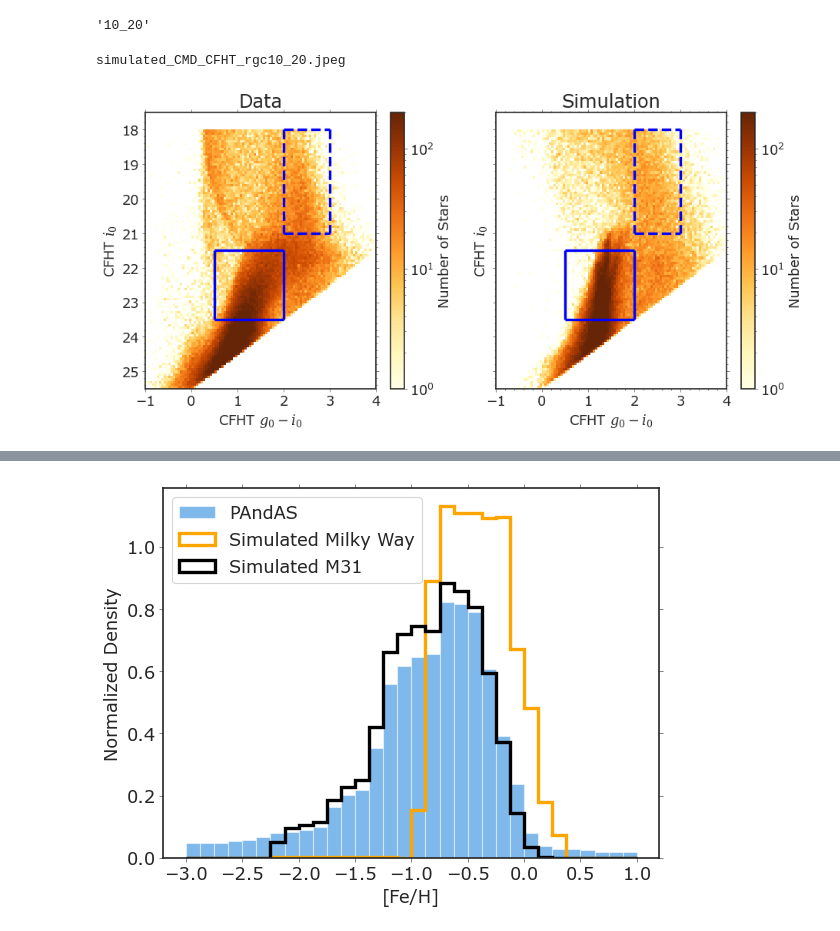
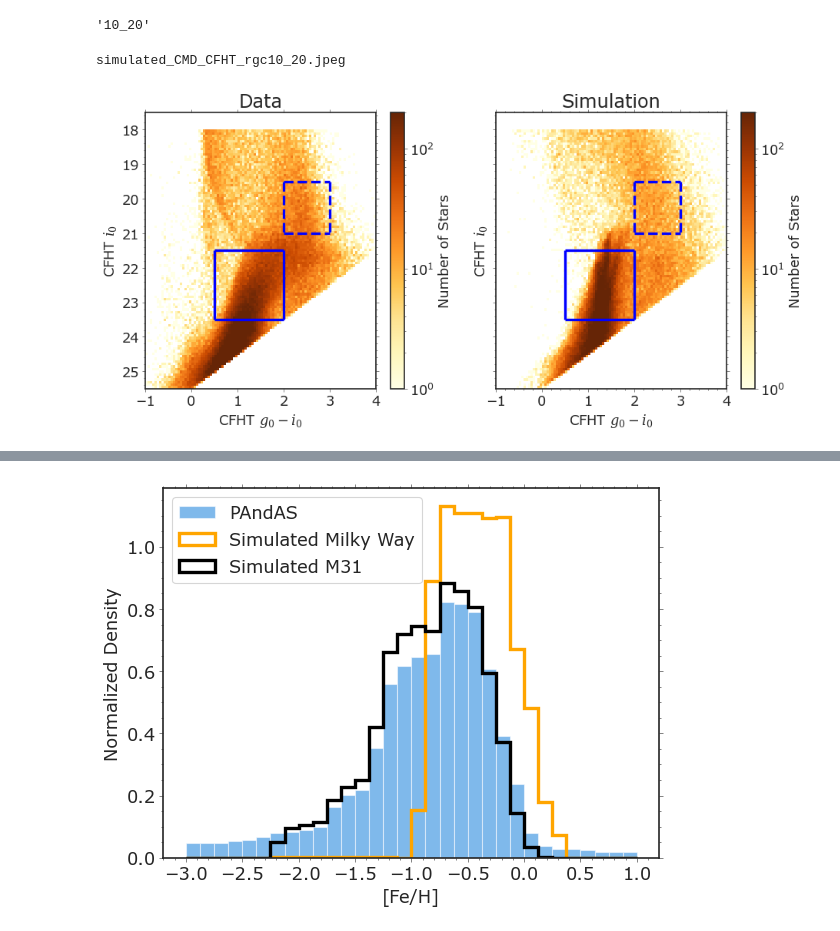
Before and after one commit to caganze/stellarstreams, a Jupyter notebook: notebooks/Visualize MW and M31 Stars.ipynb, the cells around one changed output, grey strips where cells are left out. Cells and saved outputs as stored; diff of their text form; code cells hidden in the pictures.

```diff
--- a/notebooks/Visualize MW and M31 Stars.ipynb
+++ b/notebooks/Visualize MW and M31 Stars.ipynb
@@ -173,34 +173,34 @@ for a in ax:
     a.hlines(21.5, xmin=0.5, xmax=2., color='b', linewidth=3)
     a.vlines(0.5, ymin=21.5, ymax=23.5, color='b',linewidth=3)
     a.vlines(2, ymin=21.5, ymax=23.5, color='b', linewidth=3)
     a.hlines(23.5, xmin=0.5, xmax=2., color='b', linewidth=3)
 
-    a.hlines(18, xmin=2, xmax=3., color='b', linestyle='--', linewidth=3)
-    a.vlines(2, ymin=18, ymax=21, color='b',linestyle='--', linewidth=3)
-    a.vlines(3, ymin=18, ymax=21, color='b', linestyle='--', linewidth=3)
+    a.hlines(19.5, xmin=2, xmax=3., color='b', linestyle='--', linewidth=3)
+    a.vlines(2, ymin=19.5, ymax=21, color='b',linestyle='--', linewidth=3)
+    a.vlines(3, ymin=19.5, ymax=21, color='b', linestyle='--', linewidth=3)
     a.hlines(21, xmin=2, xmax=3, color='b', linestyle='--', linewidth=3)
 
     a.set(ylim=[25.5, 17.5], xlim=[-1, 4], xlabel=r'CFHT $g_0-i_0$', ylabel=r'CFHT $i_0$')
 
     #rect = patches.Rectangle( (2,20), \
     #                           1.2, 0.5, linewidth=1, edgecolor='#FFFFFF', facecolor='#FFFFFF')
    # a.add_patch(rect)
 
     #rect = patches.Rectangle( (0.2,24), \
     #                           1.2, 0.5, linewidth=1, edgecolor='#FFFFFF', facecolor='#FFFFFF')
     #a.add_patch(rect)
     #a.text(2.0, 20.3, "Milky Way",c='#FF851B', fontsize=16)
     #a.text(0.2, 24.3, "M31",c='#FF851B', fontsize=16)
 
 #ax[-1].legend()
 #ax[-1].legend(markerscale=20)
 ax[-1].minorticks_on()
 ax[0].set(title='Data')
 ax[1].set(title='Simulation')
 
 plt.tight_layout()
 plt.savefig('../figures/simulated_CMD_CFHT_rgc{}.jpeg'.format(rgc),  bbox_inches='tight')
 print('simulated_CMD_CFHT_rgc{}.jpeg'.format(rgc))
 # %% [output]
 simulated_CMD_CFHT_rgc10_20.jpeg
-[figure, old version]
+[figure, new version]
```
Also changed, not shown: parts of 18 cells of this notebook, 4 other files.
